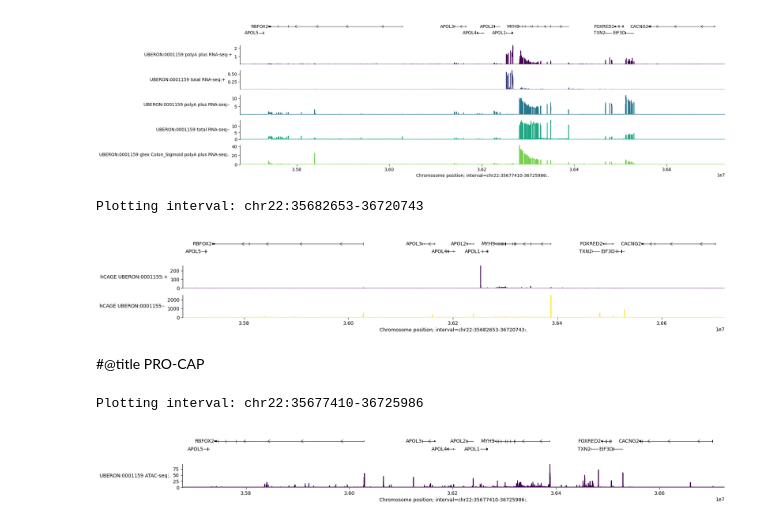
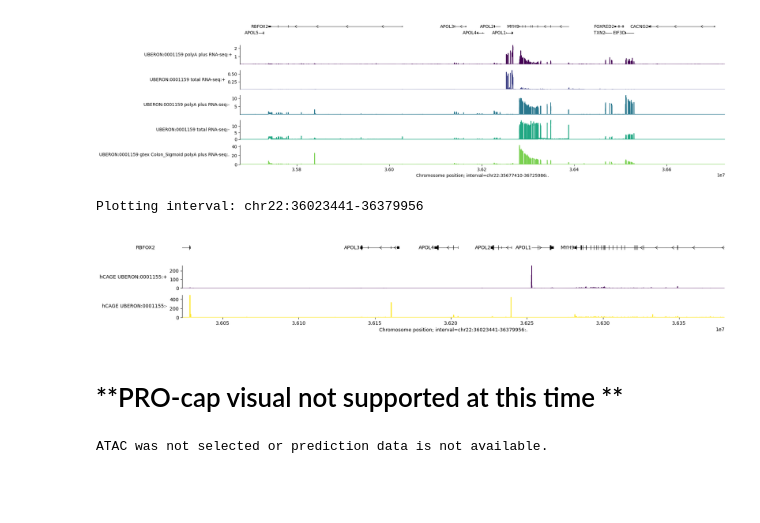
Before and after one commit to FrederickMappin/alphagenomeEZ, a Jupyter notebook: alphagenomeEZ.ipynb, the cells around one changed output. Saved outputs shown, nothing was run; the diff lists cells and outputs as text; code cells hidden in the pictures; blank space fills up the shorter version.

```diff
--- a/alphagenomeEZ.ipynb
+++ b/alphagenomeEZ.ipynb
@@ -251,9 +253,9 @@ Defined and resized interval is within reference.
 # @markdown ### Select Data Types (check multiple options):
 RNA_SEQ = True #@param {type:"boolean"}
 CAGE = True #@param {type:"boolean"}
-PROCAP = False #@param {type:"boolean"}
+PROCAP = True #@param {type:"boolean"}
 DNASE = False #@param {type:"boolean"}
-ATAC = True #@param {type:"boolean"}
+ATAC = False #@param {type:"boolean"}
 CHIP_HISTONE = False #@param {type:"boolean"}
 CHIP_TF = False #@param {type:"boolean"}
 SPLICE_SITES = False #@param {type:"boolean"}
@@ -465,7 +466,7 @@ if hasattr(output, 'cage') and output.cage is not None:
     max_plot_resize_length = output.cage.values.shape[0]
 
     #@markdown ### Select the zoom level (slide from 0 to 100%):
-    zoom_percentage = 100 #@param {type:"slider", min:0, max:100, step:1}
+    zoom_percentage = 34 #@param {type:"slider", min:0, max:100, step:1}
 
     # Calculate the plot resize length based on the zoom percentage
     # Ensure we don't divide by zero if max_plot_resize_length is 0 (though unlikely)
@@ -495,37 +496,37 @@ if hasattr(output, 'cage') and output.cage is not None:
 
         # Create the plotting interval object (still needed for the plot function)
         plotting_interval = genome.Interval(
             chromosome=predicted_interval.chromosome,
             start=plot_start,
             end=plot_end,
             strand=predicted_interval.strand,
             name=predicted_interval.name # Keep the name if it exists
         )
 
         # Print the details of the plotting interval using plot_start and plot_end
         print(f"\nPlotting interval: {predicted_interval.chromosome}:{plot_start}-{plot_end}")
 
 
         plot_components.plot(
             components=[
                 plot_components.TranscriptAnnotation(
                     longest_transcripts, fig_height=0.1
                 ),
                 plot_components.Tracks(output.cage), # Plot CAGE track
             ],
             interval=plotting_interval, # Use the newly created plotting interval
         )
 
         plt.show()
     else:
         print("Plot not generated because plot_resize_length is 0.") # Message if plot length is 0
 else:
     print("CAGE was not selected or prediction data is not available.") # Message if CAGE not selected
 # %% [output]
-Plotting interval: chr22:35682653-36720743
+Plotting interval: chr22:36023441-36379956
-[figure, old version]
+[figure, new version]
-# %% [markdown]
-#@title PRO-CAP
+# %% [markdown]
+# **PRO-cap visual not supported at this time **
 # %%
 # @title ATAC PREDICTION
 import matplotlib.pyplot as plt
@@ -599,8 +600,7 @@ if hasattr(output, 'atac') and output.atac is not None:
 else:
     print("ATAC was not selected or prediction data is not available.") # Message if ATAC not selected
 # %% [output]
-Plotting interval: chr22:35677410-36725986
+ATAC was not selected or prediction data is not available.
-[figure, removed]
 # %%
 #@title HISTONE MODS
 # %%
```
Also changed, not shown: parts of 3 cells of this notebook.
